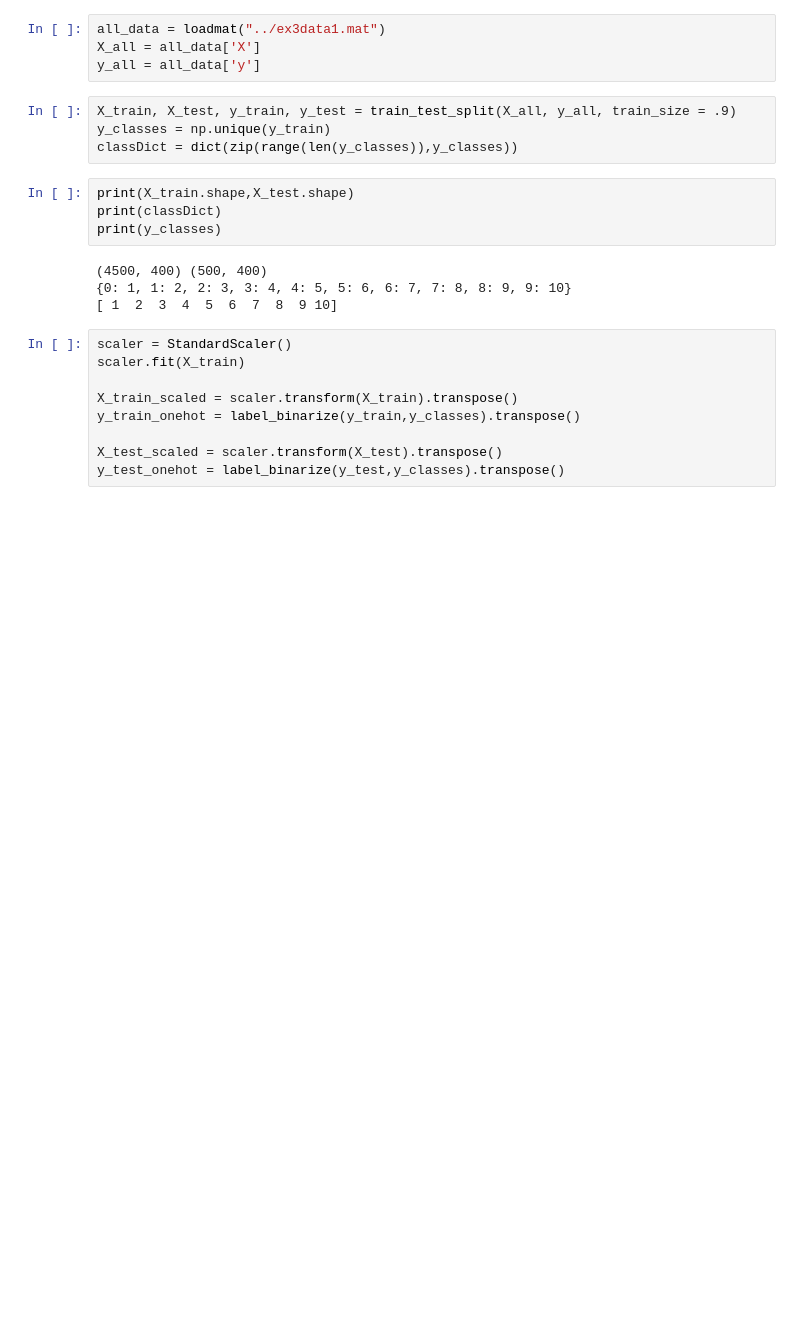
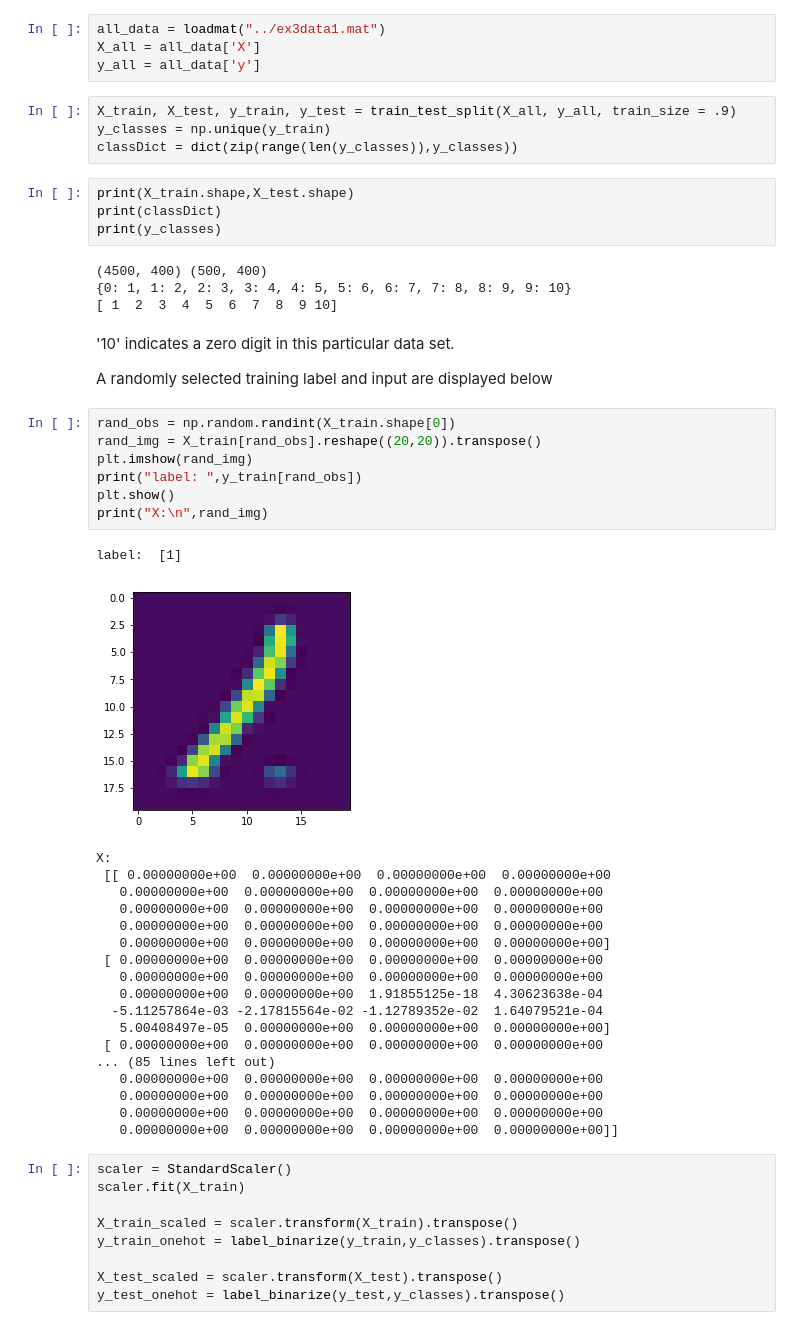
Before and after one commit to snyderjo/Neural-Network-Tutorial, a Jupyter notebook: nnfiles/MNIST test.ipynb, the cells around one changed output. Cells and saved outputs as stored; diff of their text form; blank space fills up the shorter version.

```diff
--- a/nnfiles/MNIST test.ipynb
+++ b/nnfiles/MNIST test.ipynb
@@ -23,6 +23,37 @@ print(y_classes)
 (4500, 400) (500, 400)
 {0: 1, 1: 2, 2: 3, 3: 4, 4: 5, 5: 6, 6: 7, 7: 8, 8: 9, 9: 10}
 [ 1  2  3  4  5  6  7  8  9 10]
+# %% [markdown]
+'10' indicates a zero digit in this particular data set.
+
+A randomly selected training label and input are displayed below
+# %%
+rand_obs = np.random.randint(X_train.shape[0])
+rand_img = X_train[rand_obs].reshape((20,20)).transpose()
+plt.imshow(rand_img)
+print("label: ",y_train[rand_obs])
+plt.show()
+print("X:\n",rand_img)
+# %% [output]
+label:  [1]
+[figure, added]
+X:
+ [[ 0.00000000e+00  0.00000000e+00  0.00000000e+00  0.00000000e+00
+   0.00000000e+00  0.00000000e+00  0.00000000e+00  0.00000000e+00
+   0.00000000e+00  0.00000000e+00  0.00000000e+00  0.00000000e+00
+   0.00000000e+00  0.00000000e+00  0.00000000e+00  0.00000000e+00
+   0.00000000e+00  0.00000000e+00  0.00000000e+00  0.00000000e+00]
+ [ 0.00000000e+00  0.00000000e+00  0.00000000e+00  0.00000000e+00
+   0.00000000e+00  0.00000000e+00  0.00000000e+00  0.00000000e+00
+   0.00000000e+00  0.00000000e+00  1.91855125e-18  4.30623638e-04
+  -5.11257864e-03 -2.17815564e-02 -1.12789352e-02  1.64079521e-04
+   5.00408497e-05  0.00000000e+00  0.00000000e+00  0.00000000e+00]
+ [ 0.00000000e+00  0.00000000e+00  0.00000000e+00  0.00000000e+00
+... (85 lines left out)
+   0.00000000e+00  0.00000000e+00  0.00000000e+00  0.00000000e+00
+   0.00000000e+00  0.00000000e+00  0.00000000e+00  0.00000000e+00
+   0.00000000e+00  0.00000000e+00  0.00000000e+00  0.00000000e+00
+   0.00000000e+00  0.00000000e+00  0.00000000e+00  0.00000000e+00]]
 # %%
 scaler = StandardScaler()
 scaler.fit(X_train)
```
Also changed, not shown: parts of 12 cells of this notebook, 2 other files.
